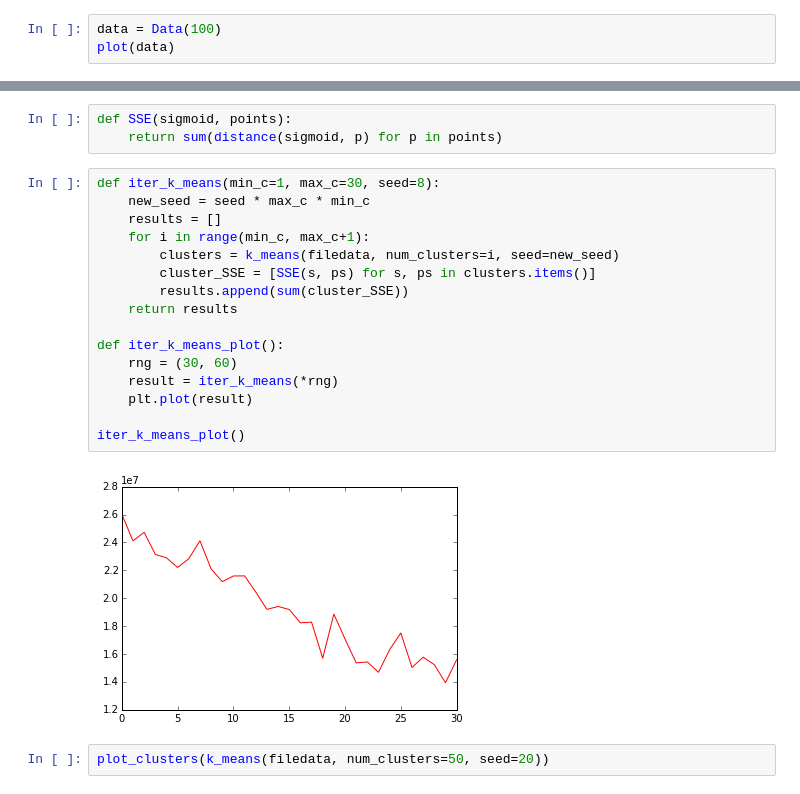
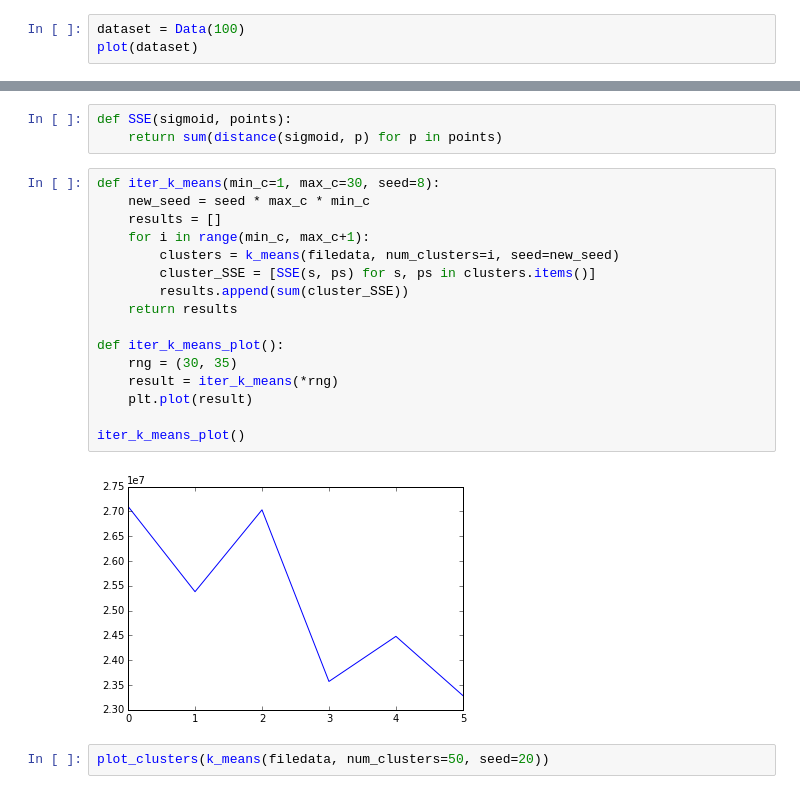
Before and after one commit to marthall/clustering, a Jupyter notebook: clustering.ipynb, the cells around one changed output, grey strips where cells are left out. Cells and saved outputs as stored; diff of their text form.

```diff
--- a/clustering.ipynb
+++ b/clustering.ipynb
@@ -35,7 +45,7 @@ def plot(dataset, s=3, c="k"):
     plt.scatter(map(X, dataset), map(Y, dataset), s=s, c=c)
     plt.axis('off')
 # %%
-data = Data(100)
-plot(data)
+dataset = Data(100)
+plot(dataset)
 # %% [output]
 [figure]
@@ -99,21 +114,21 @@ def SSE(sigmoid, points):
 # %%
 def iter_k_means(min_c=1, max_c=30, seed=8):
     new_seed = seed * max_c * min_c
     results = []
     for i in range(min_c, max_c+1):
         clusters = k_means(filedata, num_clusters=i, seed=new_seed)
         cluster_SSE = [SSE(s, ps) for s, ps in clusters.items()]
         results.append(sum(cluster_SSE))
     return results
 
 def iter_k_means_plot():
-    rng = (30, 60)
+    rng = (30, 35)
     result = iter_k_means(*rng)
     plt.plot(result)
 
 iter_k_means_plot()
 # %% [output]
-[figure, old version]
+[figure, new version]
 # %%
 plot_clusters(k_means(filedata, num_clusters=50, seed=20))
 # %% [output]
```
Also changed, not shown: parts of 7 cells of this notebook.
